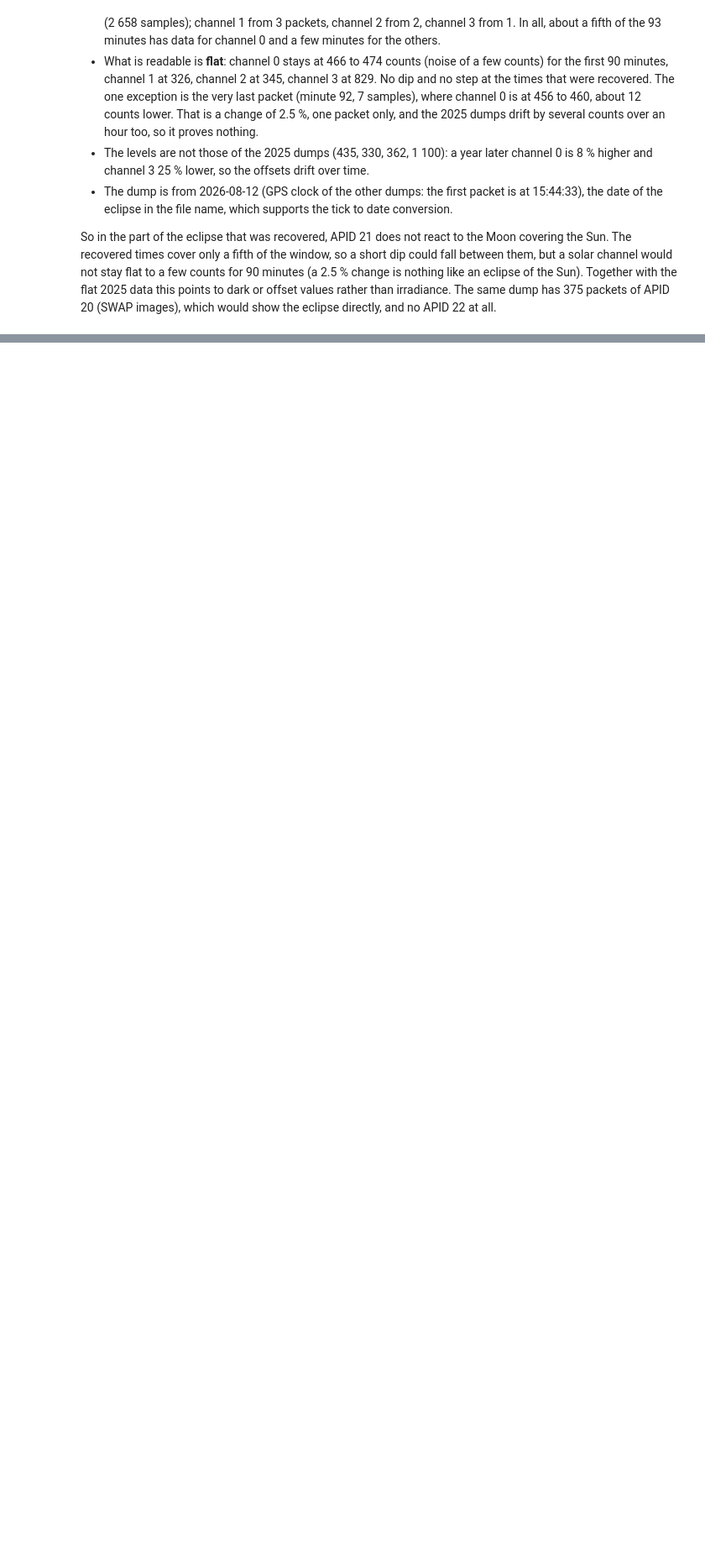
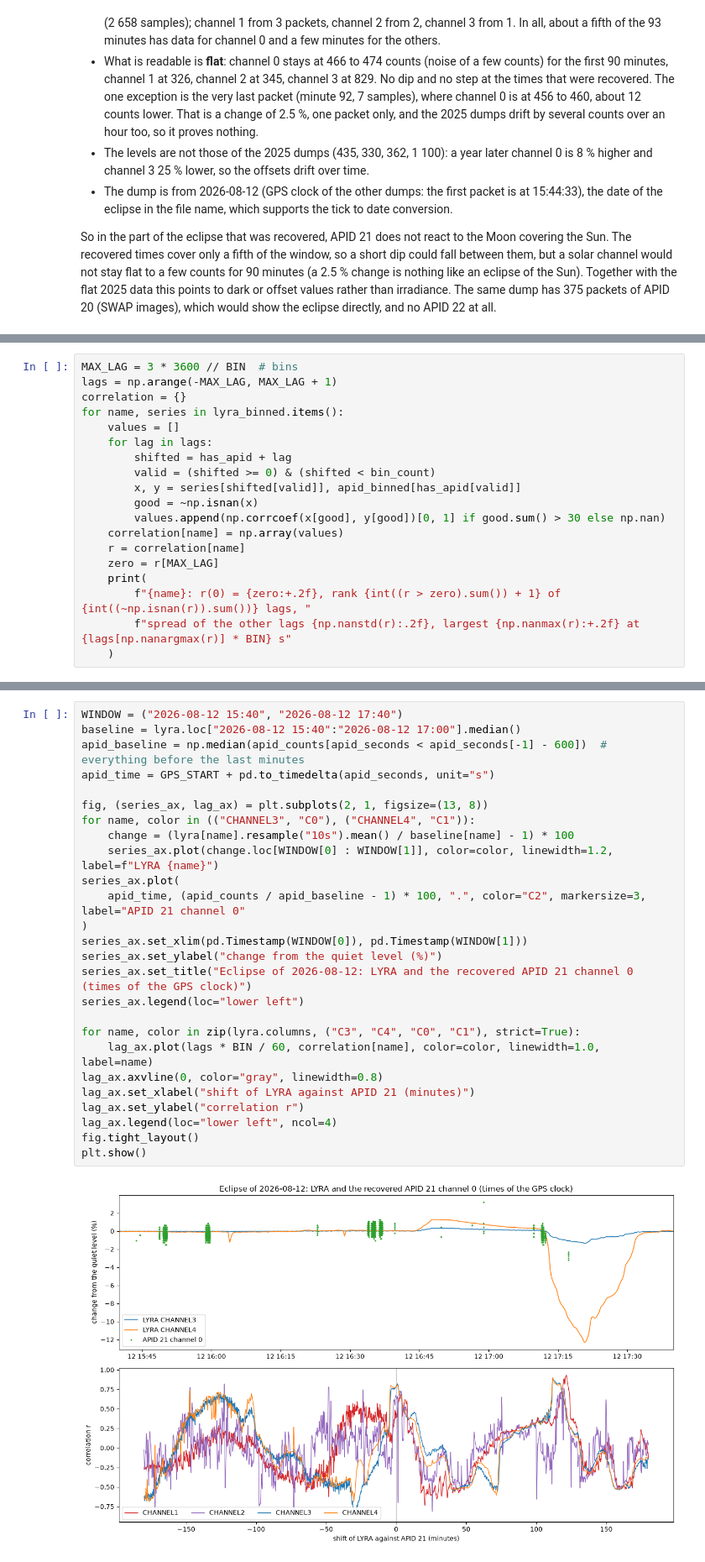
Before and after one commit to BUSH222/proba-2_gif_generator, a Jupyter notebook: APID_21.ipynb, the cells around one changed output, grey strips where cells are left out. Shown at 84% size. Cells and saved outputs as stored; diff of their text form; blank space fills up the shorter version.

Commit message:
hello lyra

```diff
--- a/APID_21.ipynb
+++ b/APID_21.ipynb
@@ -589,0 +659,19 @@ would be in packets of other APIDs (see the 4 packets that are different, and AP
+# %%
+MAX_LAG = 3 * 3600 // BIN  # bins
+lags = np.arange(-MAX_LAG, MAX_LAG + 1)
+correlation = {}
+for name, series in lyra_binned.items():
+    values = []
+    for lag in lags:
+        shifted = has_apid + lag
+        valid = (shifted >= 0) & (shifted < bin_count)
+        x, y = series[shifted[valid]], apid_binned[has_apid[valid]]
+        good = ~np.isnan(x)
+        values.append(np.corrcoef(x[good], y[good])[0, 1] if good.sum() > 30 else np.nan)
+    correlation[name] = np.array(values)
+    r = correlation[name]
+    zero = r[MAX_LAG]
+    print(
+        f"{name}: r(0) = {zero:+.2f}, rank {int((r > zero).sum()) + 1} of {int((~np.isnan(r)).sum())} lags, "
+        f"spread of the other lags {np.nanstd(r):.2f}, largest {np.nanmax(r):+.2f} at {lags[np.nanargmax(r)] * BIN} s"
+    )
@@ -589,0 +683,28 @@ would be in packets of other APIDs (see the 4 packets that are different, and AP
+# %%
+WINDOW = ("2026-08-12 15:40", "2026-08-12 17:40")
+baseline = lyra.loc["2026-08-12 15:40":"2026-08-12 17:00"].median()
+apid_baseline = np.median(apid_counts[apid_seconds < apid_seconds[-1] - 600])  # everything before the last minutes
+apid_time = GPS_START + pd.to_timedelta(apid_seconds, unit="s")
+
+fig, (series_ax, lag_ax) = plt.subplots(2, 1, figsize=(13, 8))
+for name, color in (("CHANNEL3", "C0"), ("CHANNEL4", "C1")):
+    change = (lyra[name].resample("10s").mean() / baseline[name] - 1) * 100
+    series_ax.plot(change.loc[WINDOW[0] : WINDOW[1]], color=color, linewidth=1.2, label=f"LYRA {name}")
+series_ax.plot(
+    apid_time, (apid_counts / apid_baseline - 1) * 100, ".", color="C2", markersize=3, label="APID 21 channel 0"
+)
+series_ax.set_xlim(pd.Timestamp(WINDOW[0]), pd.Timestamp(WINDOW[1]))
+series_ax.set_ylabel("change from the quiet level (%)")
+series_ax.set_title("Eclipse of 2026-08-12: LYRA and the recovered APID 21 channel 0 (times of the GPS clock)")
+series_ax.legend(loc="lower left")
+
+for name, color in zip(lyra.columns, ("C3", "C4", "C0", "C1"), strict=True):
+    lag_ax.plot(lags * BIN / 60, correlation[name], color=color, linewidth=1.0, label=name)
+lag_ax.axvline(0, color="gray", linewidth=0.8)
+lag_ax.set_xlabel("shift of LYRA against APID 21 (minutes)")
+lag_ax.set_ylabel("correlation r")
+lag_ax.legend(loc="lower left", ncol=4)
+fig.tight_layout()
+plt.show()
+# %% [output]
+[figure, added]
```
Also changed, not shown: parts of 26 cells of this notebook, 4 other files.
